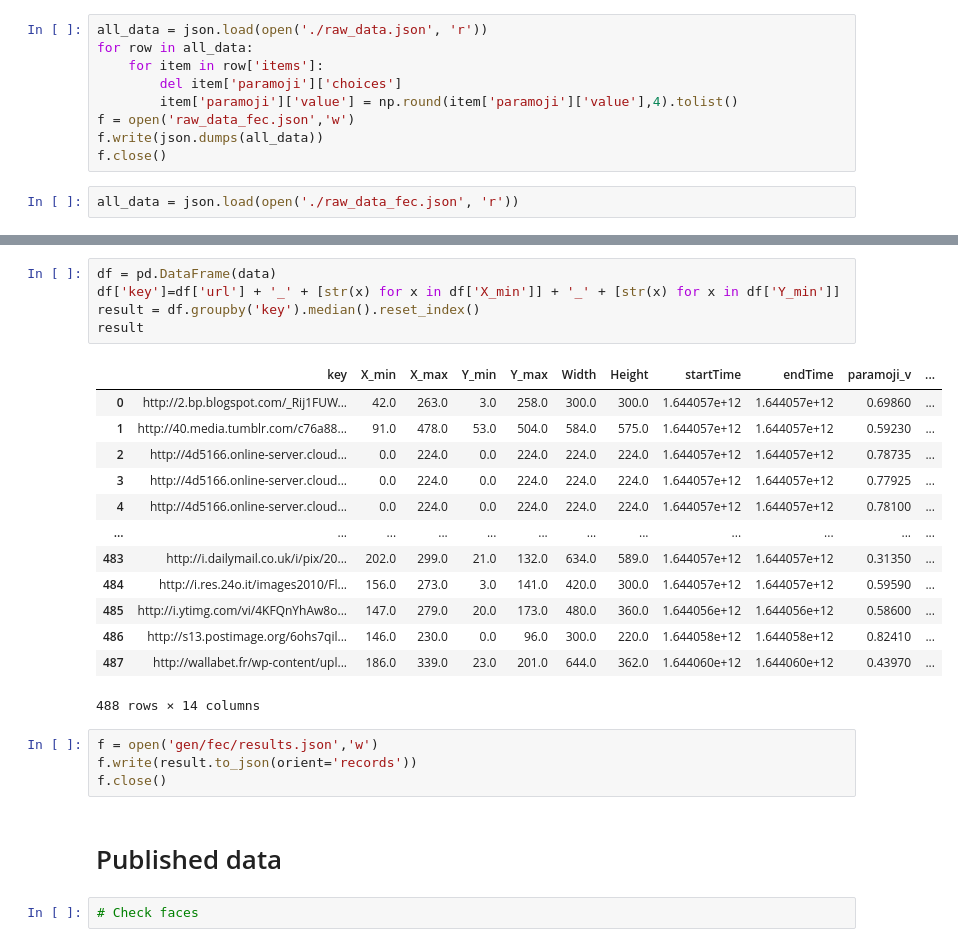
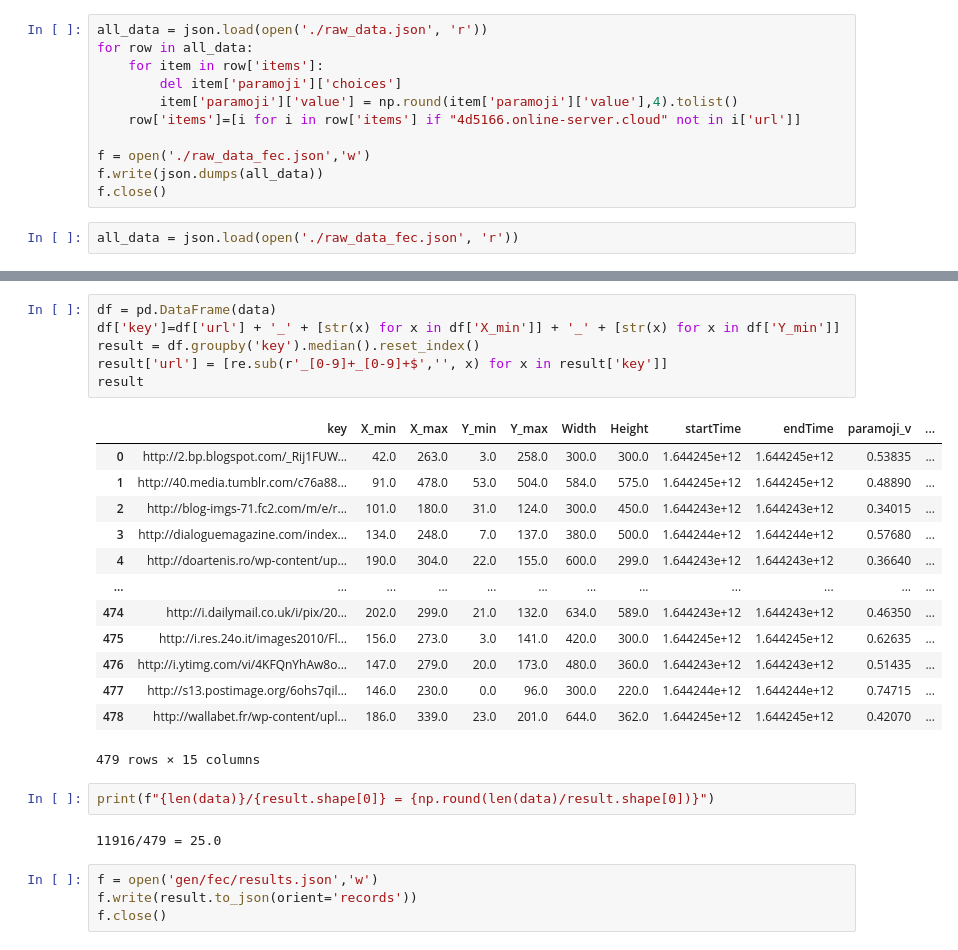
Before and after one commit to stefandirnstorfer/paramoji, a Jupyter notebook: results/results-fec.ipynb, the cells around one changed output, grey strips where cells are left out. Saved outputs shown, nothing was run; the diff lists cells and outputs as text.

Commit message:
fec data set

```diff
--- a/results/results-fec.ipynb
+++ b/results/results-fec.ipynb
@@ -12,7 +13,9 @@ for row in all_data:
     for item in row['items']:
         del item['paramoji']['choices']
         item['paramoji']['value'] = np.round(item['paramoji']['value'],4).tolist()
-f = open('raw_data_fec.json','w')
+    row['items']=[i for i in row['items'] if "4d5166.online-server.cloud" not in i['url']]
+
+f = open('./raw_data_fec.json','w')
 f.write(json.dumps(all_data))
 f.close()
 # %%
@@ -62,27 +76,28 @@ np.mean([row['paramoji']['iteration'] > 1.0 for row in data])
 # %%
 df = pd.DataFrame(data)
 df['key']=df['url'] + '_' + [str(x) for x in df['X_min']] + '_' + [str(x) for x in df['Y_min']]
 result = df.groupby('key').median().reset_index()
+result['url'] = [re.sub(r'_[0-9]+_[0-9]+$','', x) for x in result['key']]
 result
 # %% [output]
 |  | key | X_min | X_max | Y_min | Y_max | Width | Height | startTime | endTime | paramoji_v | ... |
-| 0 | http://2.bp.blogspot.com/_Rij1FUW... | 42.0 | 263.0 | 3.0 | 258.0 | 300.0 | 300.0 | 1.644057e+12 | 1.644057e+12 | 0.69860 | ... |
-| 1 | http://40.media.tumblr.com/c76a88... | 91.0 | 478.0 | 53.0 | 504.0 | 584.0 | 575.0 | 1.644057e+12 | 1.644057e+12 | 0.59230 | ... |
-| 2 | http://4d5166.online-server.cloud... | 0.0 | 224.0 | 0.0 | 224.0 | 224.0 | 224.0 | 1.644057e+12 | 1.644057e+12 | 0.78735 | ... |
-| 3 | http://4d5166.online-server.cloud... | 0.0 | 224.0 | 0.0 | 224.0 | 224.0 | 224.0 | 1.644057e+12 | 1.644057e+12 | 0.77925 | ... |
-| 4 | http://4d5166.online-server.cloud... | 0.0 | 224.0 | 0.0 | 224.0 | 224.0 | 224.0 | 1.644057e+12 | 1.644057e+12 | 0.78100 | ... |
+| 0 | http://2.bp.blogspot.com/_Rij1FUW... | 42.0 | 263.0 | 3.0 | 258.0 | 300.0 | 300.0 | 1.644245e+12 | 1.644245e+12 | 0.53835 | ... |
+| 1 | http://40.media.tumblr.com/c76a88... | 91.0 | 478.0 | 53.0 | 504.0 | 584.0 | 575.0 | 1.644245e+12 | 1.644245e+12 | 0.48890 | ... |
+| 2 | http://blog-imgs-71.fc2.com/m/e/r... | 101.0 | 180.0 | 31.0 | 124.0 | 300.0 | 450.0 | 1.644243e+12 | 1.644243e+12 | 0.34015 | ... |
+| 3 | http://dialoguemagazine.com/index... | 134.0 | 248.0 | 7.0 | 137.0 | 380.0 | 500.0 | 1.644244e+12 | 1.644244e+12 | 0.57680 | ... |
+| 4 | http://doartenis.ro/wp-content/up... | 190.0 | 304.0 | 22.0 | 155.0 | 600.0 | 299.0 | 1.644243e+12 | 1.644243e+12 | 0.36640 | ... |
 | ... | ... | ... | ... | ... | ... | ... | ... | ... | ... | ... | ... |
-| 483 | http://i.dailymail.co.uk/i/pix/20... | 202.0 | 299.0 | 21.0 | 132.0 | 634.0 | 589.0 | 1.644057e+12 | 1.644057e+12 | 0.31350 | ... |
-| 484 | http://i.res.24o.it/images2010/Fl... | 156.0 | 273.0 | 3.0 | 141.0 | 420.0 | 300.0 | 1.644057e+12 | 1.644057e+12 | 0.59590 | ... |
-| 485 | http://i.ytimg.com/vi/4KFQnYhAw8o... | 147.0 | 279.0 | 20.0 | 173.0 | 480.0 | 360.0 | 1.644056e+12 | 1.644056e+12 | 0.58600 | ... |
-| 486 | http://s13.postimage.org/6ohs7qil... | 146.0 | 230.0 | 0.0 | 96.0 | 300.0 | 220.0 | 1.644058e+12 | 1.644058e+12 | 0.82410 | ... |
-| 487 | http://wallabet.fr/wp-content/upl... | 186.0 | 339.0 | 23.0 | 201.0 | 644.0 | 362.0 | 1.644060e+12 | 1.644060e+12 | 0.43970 | ... |
+| 474 | http://i.dailymail.co.uk/i/pix/20... | 202.0 | 299.0 | 21.0 | 132.0 | 634.0 | 589.0 | 1.644243e+12 | 1.644243e+12 | 0.46350 | ... |
+| 475 | http://i.res.24o.it/images2010/Fl... | 156.0 | 273.0 | 3.0 | 141.0 | 420.0 | 300.0 | 1.644245e+12 | 1.644245e+12 | 0.62635 | ... |
+| 476 | http://i.ytimg.com/vi/4KFQnYhAw8o... | 147.0 | 279.0 | 20.0 | 173.0 | 480.0 | 360.0 | 1.644243e+12 | 1.644243e+12 | 0.51435 | ... |
+| 477 | http://s13.postimage.org/6ohs7qil... | 146.0 | 230.0 | 0.0 | 96.0 | 300.0 | 220.0 | 1.644244e+12 | 1.644244e+12 | 0.74715 | ... |
+| 478 | http://wallabet.fr/wp-content/upl... | 186.0 | 339.0 | 23.0 | 201.0 | 644.0 | 362.0 | 1.644245e+12 | 1.644245e+12 | 0.42070 | ... |
-488 rows × 14 columns
+479 rows × 15 columns
+# %%
+print(f"{len(data)}/{result.shape[0]} = {np.round(len(data)/result.shape[0])}")
+# %% [output]
+11916/479 = 25.0
 # %%
 f = open('gen/fec/results.json','w')
 f.write(result.to_json(orient='records'))
 f.close()
-# %% [markdown]
-# Published data
-# %%
-# Check faces
```
Also changed, not shown: parts of 17 cells of this notebook, 5 other files.
